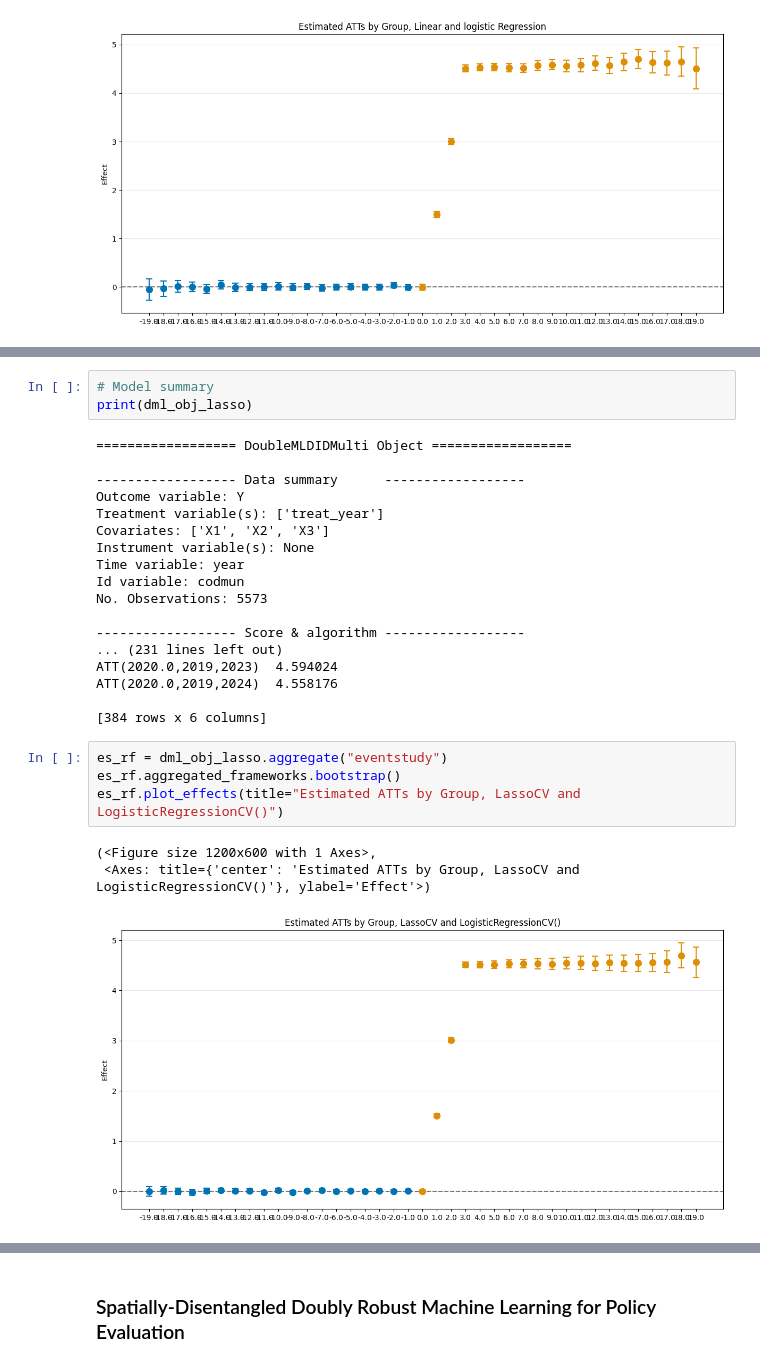
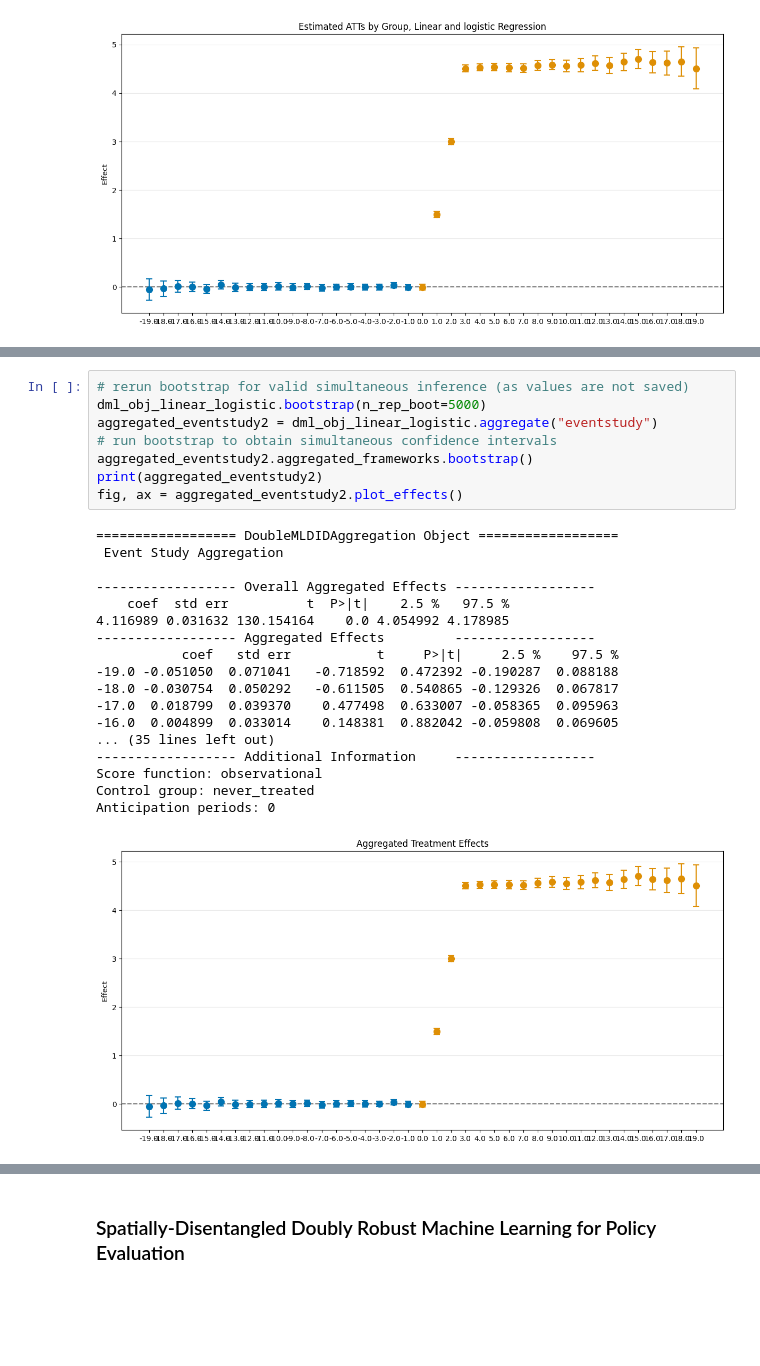
Before and after one commit to Daniel-Uhr/Estimators, a Jupyter notebook: 01_ATTgt_DML.ipynb, the cells around one changed output, grey strips where cells are left out. Cells and saved outputs as stored; diff of their text form; blank space fills up the shorter version.

```diff
--- a/01_ATTgt_DML.ipynb
+++ b/01_ATTgt_DML.ipynb
@@ -754,29 +684,27 @@ dml_obj_lasso.plot_effects(title="Estimated ATTs by Group, LassoCV and LogisticR
-# %%
-# Model summary
-print(dml_obj_lasso)
-# %% [output]
-================== DoubleMLDIDMulti Object ==================
-
------------------- Data summary      ------------------
-Outcome variable: Y
-Treatment variable(s): ['treat_year']
-Covariates: ['X1', 'X2', 'X3']
-Instrument variable(s): None
-Time variable: year
-Id variable: codmun
-No. Observations: 5573
-
------------------- Score & algorithm ------------------
-... (231 lines left out)
-ATT(2020.0,2019,2023)  4.594024
-ATT(2020.0,2019,2024)  4.558176
-
-[384 rows x 6 columns]
-# %%
-es_rf = dml_obj_lasso.aggregate("eventstudy")
-es_rf.aggregated_frameworks.bootstrap()
-es_rf.plot_effects(title="Estimated ATTs by Group, LassoCV and LogisticRegressionCV()")
-# %% [output]
-(<Figure size 1200x600 with 1 Axes>,
- <Axes: title={'center': 'Estimated ATTs by Group, LassoCV and LogisticRegressionCV()'}, ylabel='Effect'>)
-[figure, removed]
+# %%
+# rerun bootstrap for valid simultaneous inference (as values are not saved)
+dml_obj_linear_logistic.bootstrap(n_rep_boot=5000)
+aggregated_eventstudy2 = dml_obj_linear_logistic.aggregate("eventstudy")
+# run bootstrap to obtain simultaneous confidence intervals
+aggregated_eventstudy2.aggregated_frameworks.bootstrap()
+print(aggregated_eventstudy2)
+fig, ax = aggregated_eventstudy2.plot_effects()
+# %% [output]
+================== DoubleMLDIDAggregation Object ==================
+ Event Study Aggregation
+
+------------------ Overall Aggregated Effects ------------------
+    coef  std err          t  P>|t|    2.5 %   97.5 %
+4.116989 0.031632 130.154164    0.0 4.054992 4.178985
+------------------ Aggregated Effects         ------------------
+           coef   std err           t     P>|t|     2.5 %    97.5 %
+-19.0 -0.051050  0.071041   -0.718592  0.472392 -0.190287  0.088188
+-18.0 -0.030754  0.050292   -0.611505  0.540865 -0.129326  0.067817
+-17.0  0.018799  0.039370    0.477498  0.633007 -0.058365  0.095963
+-16.0  0.004899  0.033014    0.148381  0.882042 -0.059808  0.069605
+... (35 lines left out)
+------------------ Additional Information     ------------------
+Score function: observational
+Control group: never_treated
+Anticipation periods: 0
+[figure, added]
```
Also changed, not shown: parts of 21 cells of this notebook.
